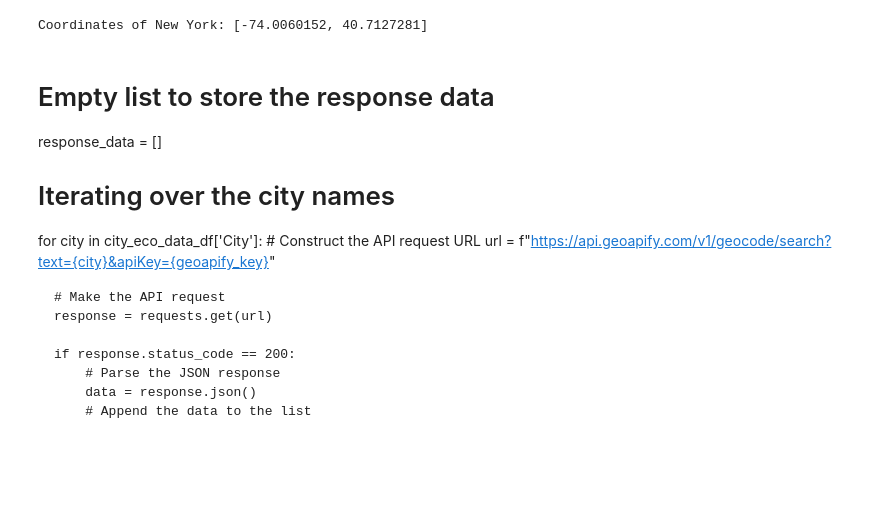
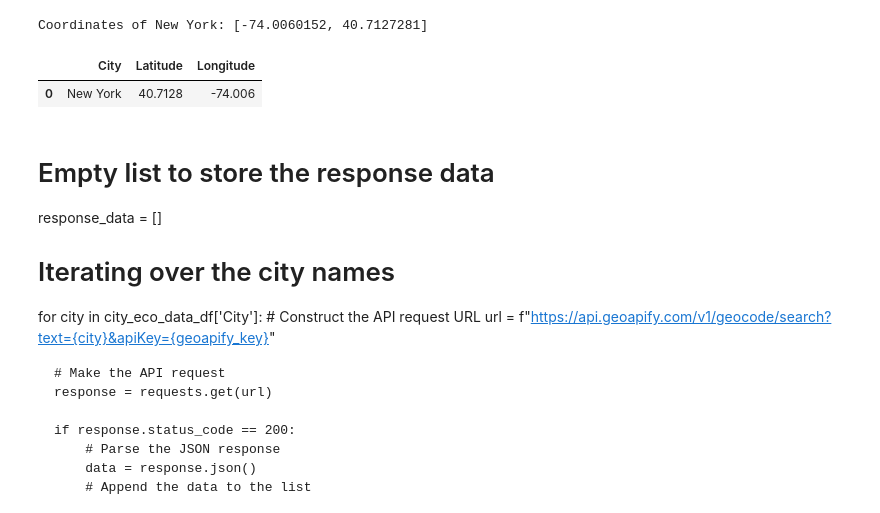
Before and after one commit to bseri0/Proj_1, a Jupyter notebook: py_api/bryan_copy.ipynb, the cells around one changed output. Drawn from its saved outputs; the diff is of its cells as text; code cells hidden in the pictures; blank space fills up the shorter version.

```diff
--- a/py_api/bryan_copy.ipynb
+++ b/py_api/bryan_copy.ipynb
@@ -125,6 +141,22 @@ coordinates = get_coordinates(city_name, api_key)
 print(f"Coordinates of {city_name}: {coordinates}")
 # %% [output]
 Coordinates of New York: [-74.0060152, 40.7127281]
+# %%
+# Example Data (Replace these with your actual function output)
+city_name = "New York"
+coordinates = (40.7128, -74.0060)  # Example coordinates for New York
+
+# Creating a DataFrame from the output
+coordinates_df = pd.DataFrame({
+    'City': [city_name],
+    'Latitude': [coordinates[0]],
+    'Longitude': [coordinates[1]]
+})
+
+coordinates_df
+# %% [output]
+|  | City | Latitude | Longitude |
+| 0 | New York | 40.7128 | -74.006 |
 # %% [markdown]
 
 # Empty list to store the response data
```
Also changed, not shown: parts of 3 cells of this notebook.
